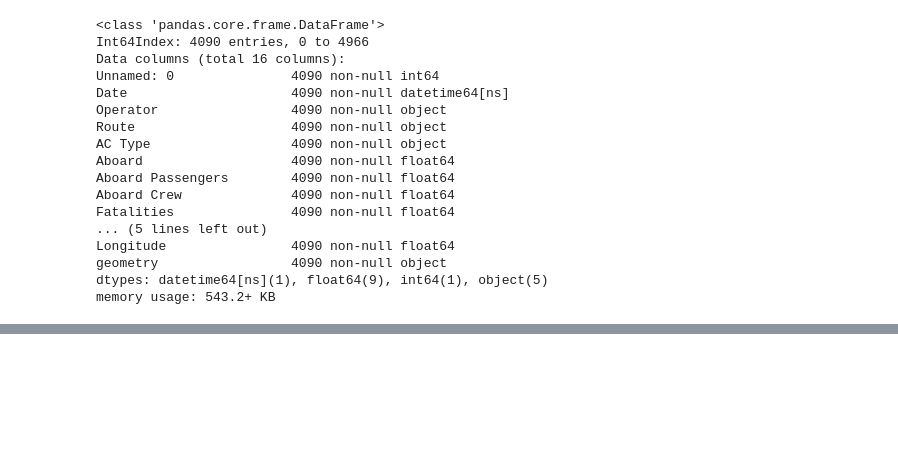
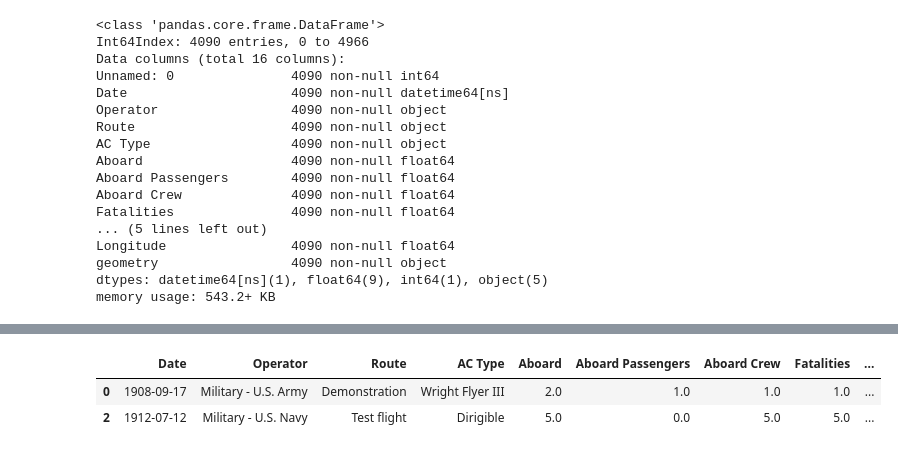
Before and after one commit to daysthroughcode/DAB-Project-2, a Jupyter notebook: cleaning.ipynb, the cells around one changed output, grey strips where cells are left out. Cells and saved outputs as stored; diff of their text form; code cells hidden in the pictures; blank space fills up the shorter version.

Commit message:
dropped superflous column

```diff
--- a/cleaning.ipynb
+++ b/cleaning.ipynb
@@ -109,9 +109,7 @@ geometry                 4090 non-null object
 dtypes: datetime64[ns](1), float64(9), int64(1), object(5)
 memory usage: 543.2+ KB
 # %%
-cln_data['Passenger_Crew'] = cln_data['Aboard Passengers'] + cln_data['Aboard Crew']
-cln_data['Passenger_Crew_Fatalities'] = cln_data['Fatalities Passengers'] + cln_data['Fatalities Crew']
-cln_data['Fatality_Rate'] = cln_data['Passenger_Crew_Fatalities'] / cln_data['Passenger_Crew'] * 100
+cln_data['Fatality_Rate'] = cln_data['Aboard'] / cln_data['Fatalities'] * 100
 
 cln_data.head(10)
 # %% [output]
@@ -215,3 +209,10 @@ cln_data.head(20)
 | 90 | 90 | 1924-04-24 | KLM Royal Dutch Airlines | Lympne, England - Rotterdam, The ... | Fokker F.III | 3.0 | 2.0 | 1.0 | 3.0 | ... |
 | 91 | 91 | 1924-06-08 | SCADTA | Barranquilla - Bogota | Junkers F-13 | 5.0 | 3.0 | 2.0 | 5.0 | ... |
 | 95 | 95 | 1924-12-24 | Imperial Airways | London - Paris | de Havilland DH-34B | 8.0 | 7.0 | 1.0 | 8.0 | ... |
+# %%
+cln_data = cln_data.drop(columns=['Unnamed: 0'])
+cln_data.head(2)
+# %% [output]
+|  | Date | Operator | Route | AC Type | Aboard | Aboard Passengers | Aboard Crew | Fatalities | ... |
+| 0 | 1908-09-17 | Military - U.S. Army | Demonstration | Wright Flyer III | 2.0 | 1.0 | 1.0 | 1.0 | ... |
+| 2 | 1912-07-12 | Military - U.S. Navy | Test flight | Dirigible | 5.0 | 0.0 | 5.0 | 5.0 | ... |
```
Also changed, not shown: parts of 2 cells of this notebook.
